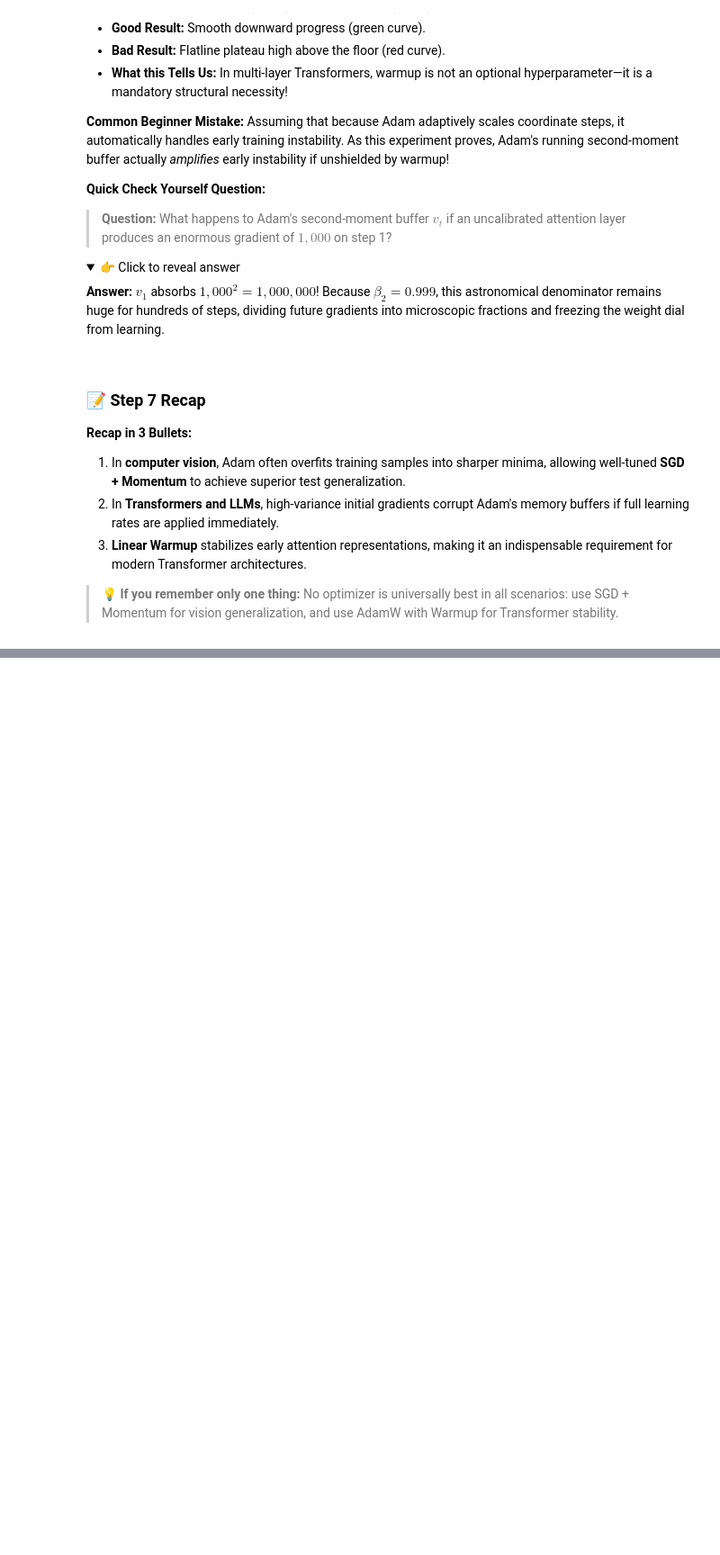
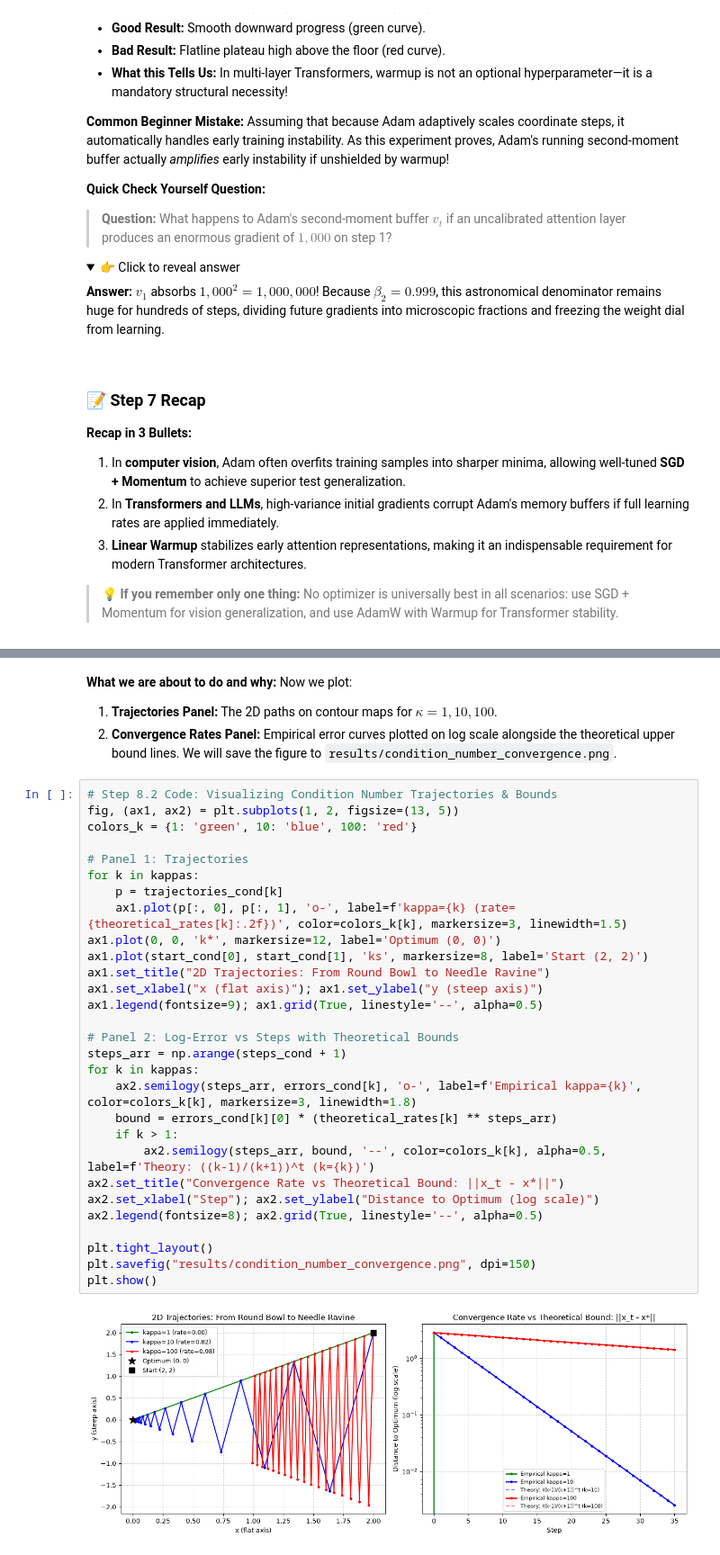
Before and after one commit to Arnav-Shrivastava/Optimization-Algorithms, a Jupyter notebook: optimization_algorithms_lab.ipynb, the cells around one changed output, grey strips where cells are left out. Shown at 90% size. Cells and saved outputs as stored; diff of their text form; folded sections open; blank space fills up the shorter version.

Commit message:
feat: add convergence analysis and condition number experiment

```diff
--- a/optimization_algorithms_lab.ipynb
+++ b/optimization_algorithms_lab.ipynb
@@ -2337,0 +2410,37 @@ Assuming that because Adam adaptively scales coordinate steps, it automatically
+# %% [markdown]
+**What we are about to do and why:**
+Now we plot:
+1. **Trajectories Panel:** The 2D paths on contour maps for $\kappa = 1, 10, 100$.
+2. **Convergence Rates Panel:** Empirical error curves plotted on log scale alongside the theoretical upper bound lines.
+We will save the figure to `results/condition_number_convergence.png`.
+# %%
+# Step 8.2 Code: Visualizing Condition Number Trajectories & Bounds
+fig, (ax1, ax2) = plt.subplots(1, 2, figsize=(13, 5))
+colors_k = {1: 'green', 10: 'blue', 100: 'red'}
+
+# Panel 1: Trajectories
+for k in kappas:
+    p = trajectories_cond[k]
+    ax1.plot(p[:, 0], p[:, 1], 'o-', label=f'kappa={k} (rate={theoretical_rates[k]:.2f})', color=colors_k[k], markersize=3, linewidth=1.5)
+ax1.plot(0, 0, 'k*', markersize=12, label='Optimum (0, 0)')
+ax1.plot(start_cond[0], start_cond[1], 'ks', markersize=8, label='Start (2, 2)')
+ax1.set_title("2D Trajectories: From Round Bowl to Needle Ravine")
+ax1.set_xlabel("x (flat axis)"); ax1.set_ylabel("y (steep axis)")
+ax1.legend(fontsize=9); ax1.grid(True, linestyle='--', alpha=0.5)
+
+# Panel 2: Log-Error vs Steps with Theoretical Bounds
+steps_arr = np.arange(steps_cond + 1)
+for k in kappas:
+    ax2.semilogy(steps_arr, errors_cond[k], 'o-', label=f'Empirical kappa={k}', color=colors_k[k], markersize=3, linewidth=1.8)
+    bound = errors_cond[k][0] * (theoretical_rates[k] ** steps_arr)
+    if k > 1:
+        ax2.semilogy(steps_arr, bound, '--', color=colors_k[k], alpha=0.5, label=f'Theory: ((k-1)/(k+1))^t (k={k})')
+ax2.set_title("Convergence Rate vs Theoretical Bound: ||x_t - x*||")
+ax2.set_xlabel("Step"); ax2.set_ylabel("Distance to Optimum (log scale)")
+ax2.legend(fontsize=8); ax2.grid(True, linestyle='--', alpha=0.5)
+
+plt.tight_layout()
+plt.savefig("results/condition_number_convergence.png", dpi=150)
+plt.show()
+# %% [output]
+[figure, added]
```
Also changed, not shown: parts of 9 cells of this notebook, 3 other files.
